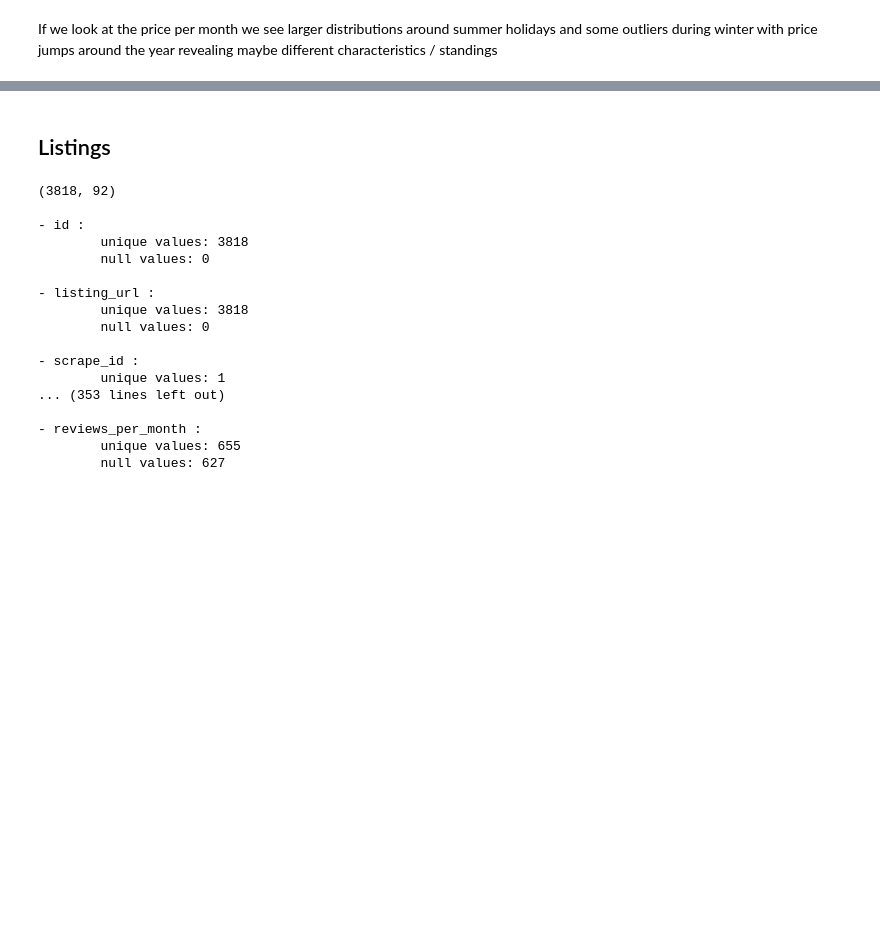
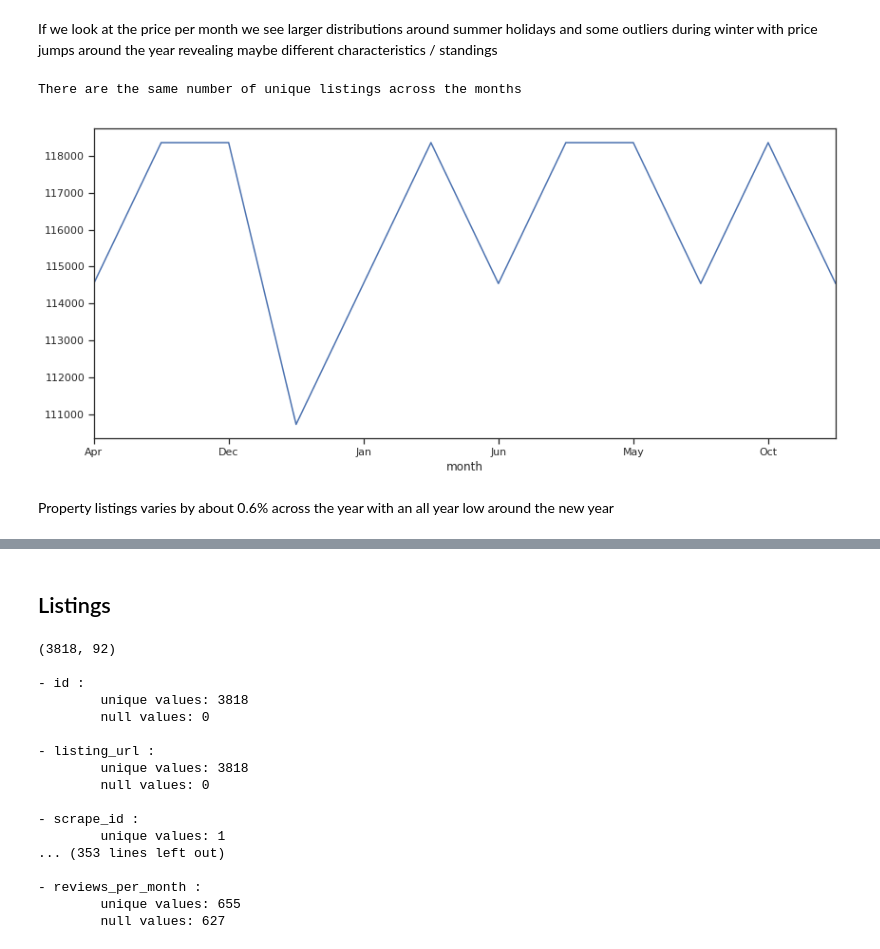
Before and after one commit to elieMac/kaggle, a Jupyter notebook: airbnb/seattle/seattle.ipynb, the cells around one changed output, grey strips where cells are left out. Saved outputs shown, nothing was run; the diff lists cells and outputs as text; code cells hidden in the pictures; blank space fills up the shorter version.

```diff
--- a/airbnb/seattle/seattle.ipynb
+++ b/airbnb/seattle/seattle.ipynb
@@ -173,3 +171,20 @@ calendar_avail.plot();
 # %% [markdown]
 If we look at the price per month we see larger distributions around summer holidays and some outliers
 during winter with price jumps around the year revealing maybe different characteristics / standings
+# %%
+calendar_listings = calendar_price[['month','listing_id']].groupby(['month'])['listing_id'].count()
+calendar_listings_unique = calendar_price[['month','listing_id']].groupby(['month'])['listing_id'].unique()
+for element in calendar_listings_unique:
+    same_listings =True
+    if len(element) != len(calendar_price['listing_id'].unique()):
+        same_listings = False
+        break
+if same_listings:
+    print('There are the same number of unique listings across the months')
+calendar_listings.plot(figsize=(14,6));
+#calendar_listings.head(12)
+# %% [output]
+There are the same number of unique listings across the months
+[figure, added]
+# %% [markdown]
+Property listings varies by about 0.6% across the year with an all year low around the new year
```
Also changed, not shown: parts of 10 cells of this notebook.
